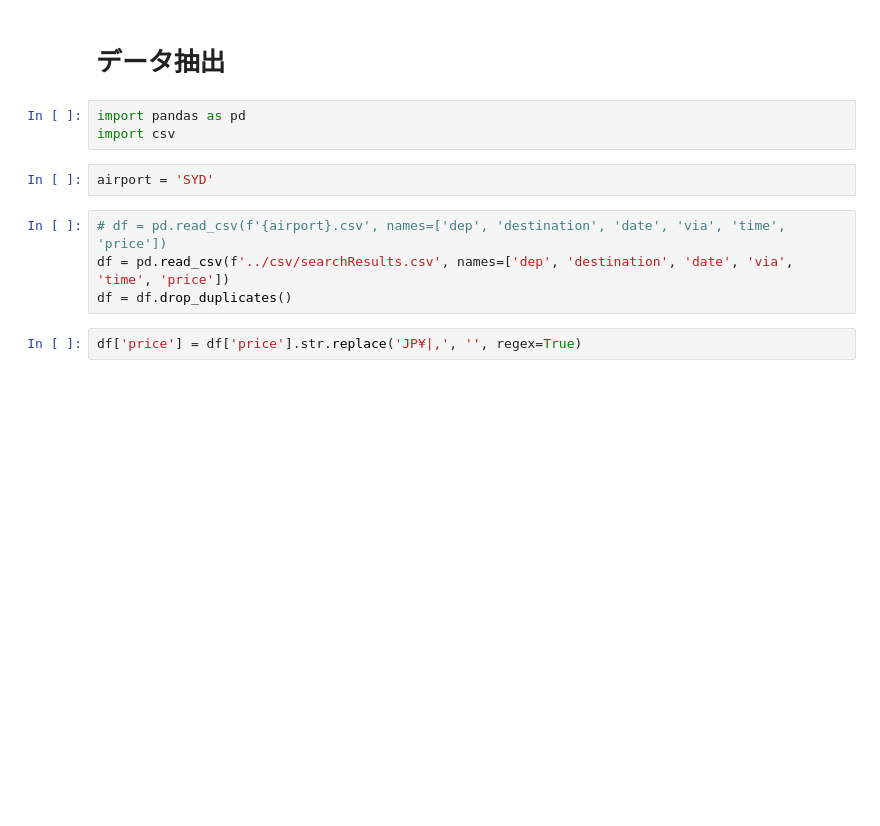
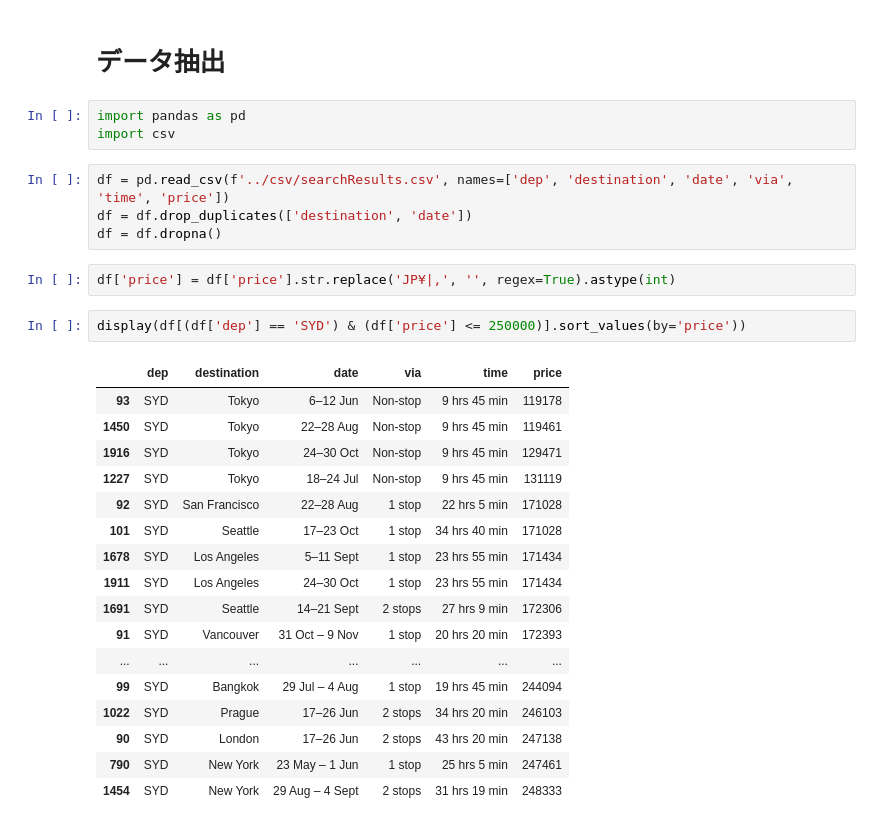
Before and after one commit to akmiccom/TripPlanningResults, a Jupyter notebook: googleFlightScraipeApp/display.ipynb, the cells around one changed output. Cells and saved outputs as stored; diff of their text form; blank space fills up the shorter version.

```diff
--- a/googleFlightScraipeApp/display.ipynb
+++ b/googleFlightScraipeApp/display.ipynb
@@ -3,13 +3,31 @@
 # %%
 import pandas as pd
 import csv
-# %%
-airport = 'SYD'
 # %%
-# df = pd.read_csv(f'{airport}.csv', names=['dep', 'destination', 'date', 'via', 'time', 'price'])
 df = pd.read_csv(f'../csv/searchResults.csv', names=['dep', 'destination', 'date', 'via', 'time', 'price'])
-df = df.drop_duplicates()
+df = df.drop_duplicates(['destination', 'date'])
+df = df.dropna()
 # %%
-df['price'] = df['price'].str.replace('JP¥|,', '', regex=True)
+df['price'] = df['price'].str.replace('JP¥|,', '', regex=True).astype(int)
+# %%
+display(df[(df['dep'] == 'SYD') & (df['price'] <= 250000)].sort_values(by='price'))
+# %% [output]
+|  | dep | destination | date | via | time | price |
+| 93 | SYD | Tokyo | 6–12 Jun | Non-stop | 9 hrs 45 min | 119178 |
+| 1450 | SYD | Tokyo | 22–28 Aug | Non-stop | 9 hrs 45 min | 119461 |
+| 1916 | SYD | Tokyo | 24–30 Oct | Non-stop | 9 hrs 45 min | 129471 |
+| 1227 | SYD | Tokyo | 18–24 Jul | Non-stop | 9 hrs 45 min | 131119 |
+| 92 | SYD | San Francisco | 22–28 Aug | 1 stop | 22 hrs 5 min | 171028 |
+| 101 | SYD | Seattle | 17–23 Oct | 1 stop | 34 hrs 40 min | 171028 |
+| 1678 | SYD | Los Angeles | 5–11 Sept | 1 stop | 23 hrs 55 min | 171434 |
+| 1911 | SYD | Los Angeles | 24–30 Oct | 1 stop | 23 hrs 55 min | 171434 |
+| 1691 | SYD | Seattle | 14–21 Sept | 2 stops | 27 hrs 9 min | 172306 |
+| 91 | SYD | Vancouver | 31 Oct – 9 Nov | 1 stop | 20 hrs 20 min | 172393 |
+| ... | ... | ... | ... | ... | ... | ... |
+| 99 | SYD | Bangkok | 29 Jul – 4 Aug | 1 stop | 19 hrs 45 min | 244094 |
+| 1022 | SYD | Prague | 17–26 Jun | 2 stops | 34 hrs 20 min | 246103 |
+| 90 | SYD | London | 17–26 Jun | 2 stops | 43 hrs 20 min | 247138 |
+| 790 | SYD | New York | 23 May – 1 Jun | 1 stop | 25 hrs 5 min | 247461 |
+| 1454 | SYD | New York | 29 Aug – 4 Sept | 2 stops | 31 hrs 19 min | 248333 |
 # %%
 for dest in df['destination'].unique():
```
Also changed, not shown: parts of 1 cell of this notebook, 6 other files.
